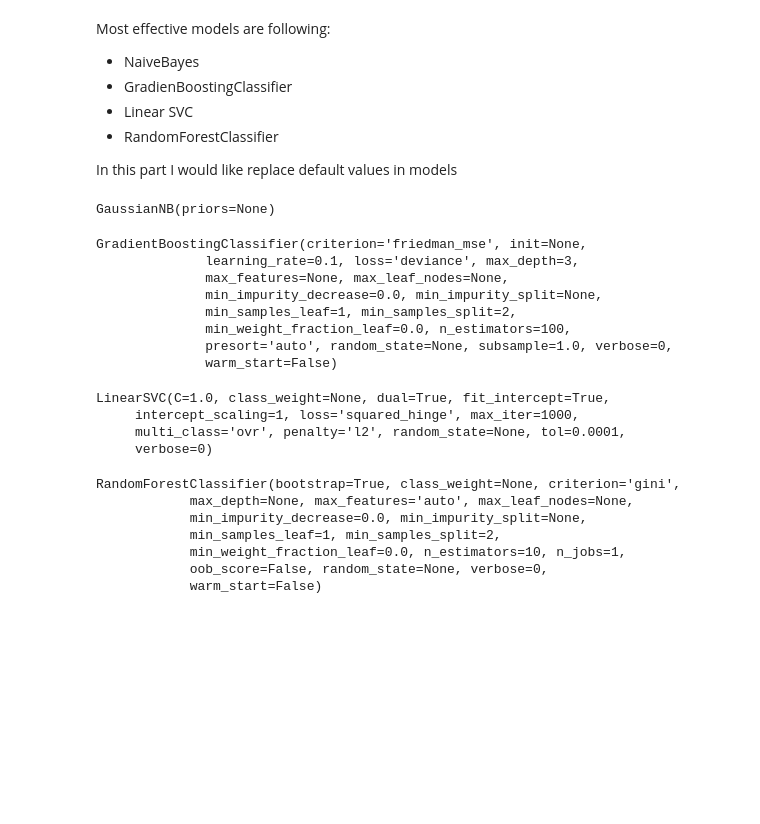
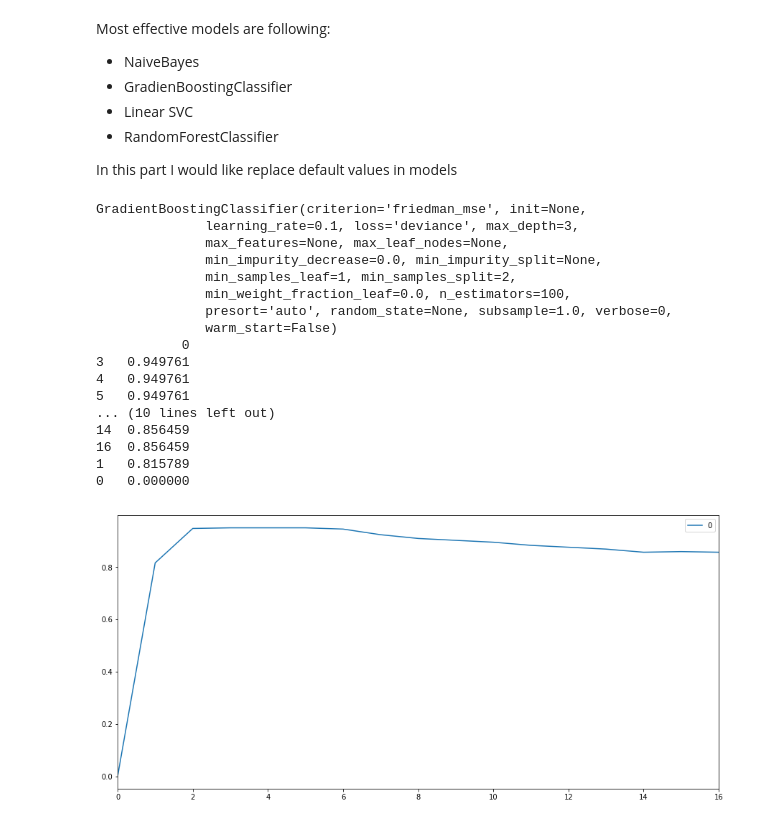
Before and after one commit to kaczikrol/Titanic_Machine_Learning_from_Disaster_kaggle, a Jupyter notebook: Titanic.ipynb, the cells around one changed output. Saved outputs shown, nothing was run; the diff lists cells and outputs as text; code cells hidden in the pictures; blank space fills up the shorter version.

```diff
--- a/Titanic.ipynb
+++ b/Titanic.ipynb
@@ -570,35 +584,35 @@ Most effective models are following:
 * RandomForestClassifier
 
 In this part I would like replace default values in models
-# %%
-print(nb)
-# %% [output]
-GaussianNB(priors=None)
-# %%
-print(gbc)
-# %% [output]
-GradientBoostingClassifier(criterion='friedman_mse', init=None,
-              learning_rate=0.1, loss='deviance', max_depth=3,
-              max_features=None, max_leaf_nodes=None,
-              min_impurity_decrease=0.0, min_impurity_split=None,
-              min_samples_leaf=1, min_samples_split=2,
-              min_weight_fraction_leaf=0.0, n_estimators=100,
-              presort='auto', random_state=None, subsample=1.0, verbose=0,
-              warm_start=False)
-# %%
-print(lin_svc)
-# %% [output]
-LinearSVC(C=1.0, class_weight=None, dual=True, fit_intercept=True,
-     intercept_scaling=1, loss='squared_hinge', max_iter=1000,
-     multi_class='ovr', penalty='l2', random_state=None, tol=0.0001,
-     verbose=0)
-# %%
-print(rfc)
-# %% [output]
-RandomForestClassifier(bootstrap=True, class_weight=None, criterion='gini',
-            max_depth=None, max_features='auto', max_leaf_nodes=None,
-            min_impurity_decrease=0.0, min_impurity_split=None,
-            min_samples_leaf=1, min_samples_split=2,
-            min_weight_fraction_leaf=0.0, n_estimators=10, n_jobs=1,
-            oob_score=False, random_state=None, verbose=0,
-            warm_start=False)
+# %%
+print(gbc)
+gbc_scores=[0]
+for n in (5,9,10,11,12,15,20,25,40,50,75,100,125,150,200,250):
+    gbc_n = GradientBoostingClassifier(n_estimators=n, random_state=1)
+    gbc_n.fit(X_train, y_train)
+    gbc_n_predict = gbc_n.predict(X_test)
+    gbc_scores.append(accuracy_score(y_test, gbc_n_predict))
+
+gbc_scores = pd.DataFrame(gbc_scores)
+gbc_scores.plot(figsize=figsize)
+print(gbc_scores.sort_values(by=0, ascending = False))
+#n_estimators the best in range (10,15)
+# %% [output]
+GradientBoostingClassifier(criterion='friedman_mse', init=None,
+              learning_rate=0.1, loss='deviance', max_depth=3,
+              max_features=None, max_leaf_nodes=None,
+              min_impurity_decrease=0.0, min_impurity_split=None,
+              min_samples_leaf=1, min_samples_split=2,
+              min_weight_fraction_leaf=0.0, n_estimators=100,
+              presort='auto', random_state=None, subsample=1.0, verbose=0,
+              warm_start=False)
+           0
+3   0.949761
+4   0.949761
+5   0.949761
+... (10 lines left out)
+14  0.856459
+16  0.856459
+1   0.815789
+0   0.000000
+[figure, added]
```
Also changed, not shown: parts of 11 cells of this notebook.
